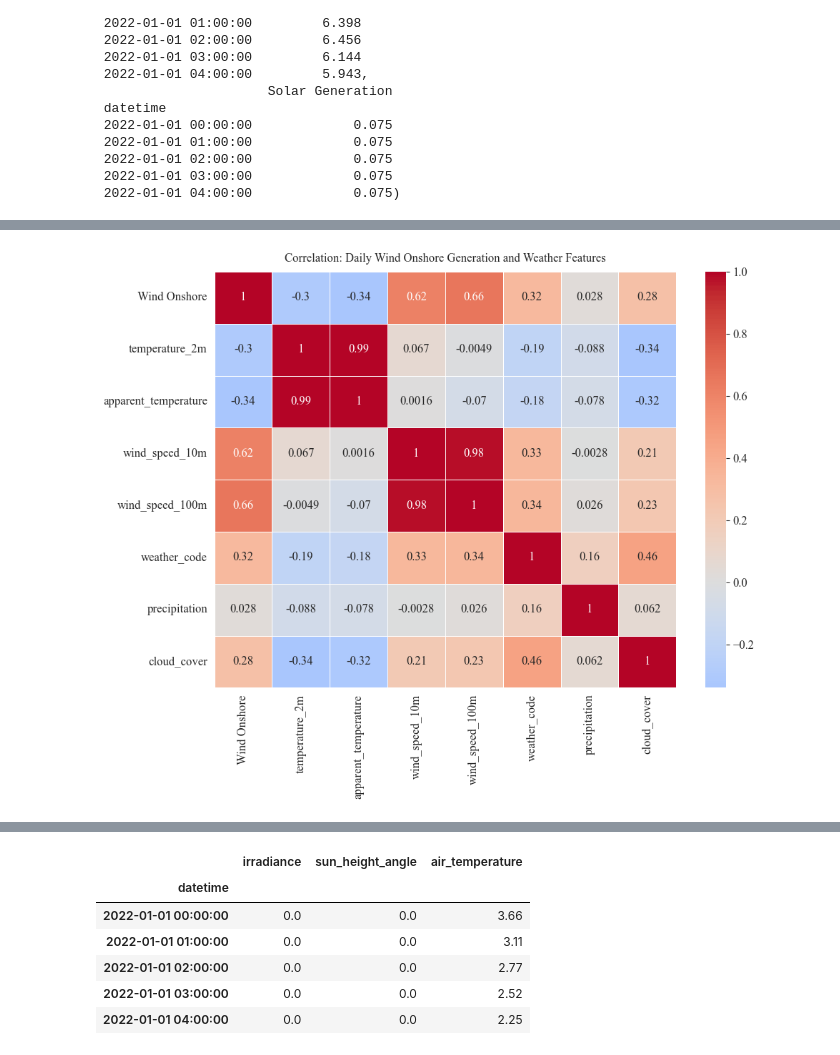
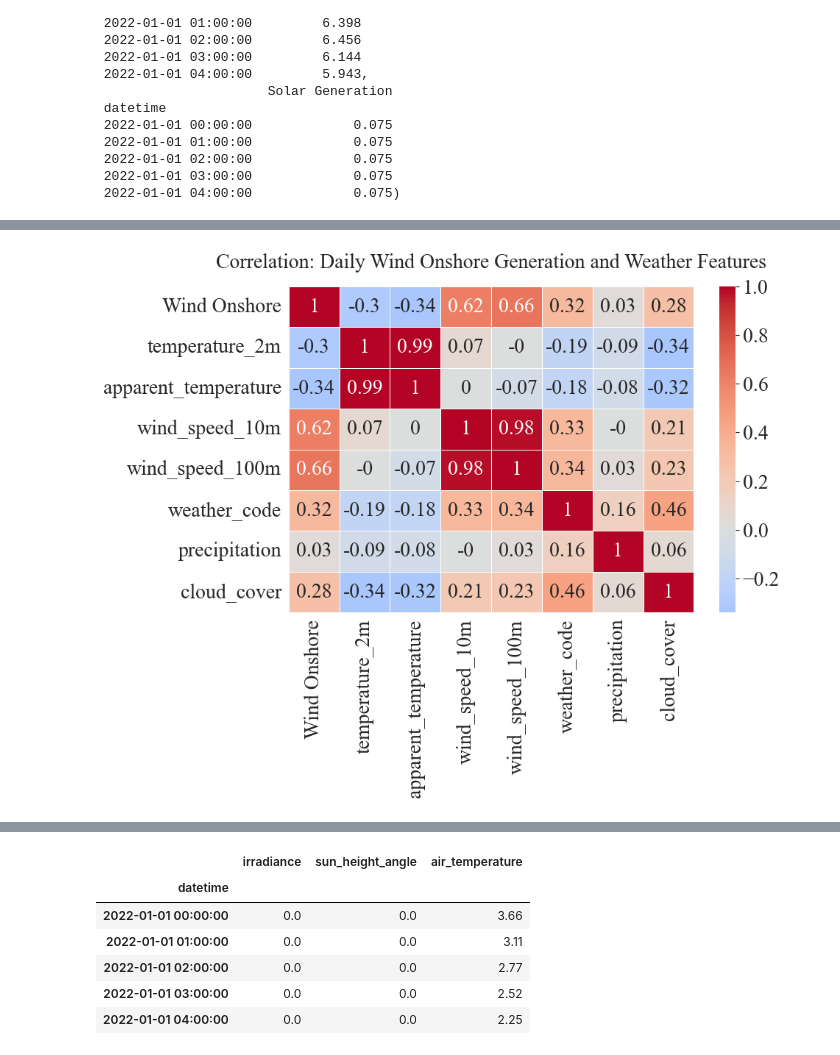
Before and after one commit to sdcastanedaa-max/2025-26-Data-driven, a Jupyter notebook: EDA/EDA_PV_Wind.ipynb, the cells around one changed output, grey strips where cells are left out. Cells and saved outputs as stored; diff of their text form; code cells hidden in the pictures.

Commit message:
EDA PV Wind now shows GWh and the font in plots is Times New Roman with height 20

```diff
--- a/EDA/EDA_PV_Wind.ipynb
+++ b/EDA/EDA_PV_Wind.ipynb
@@ -15,14 +15,14 @@ plt.rcParams.update({
     "font.serif": ["Times New Roman"],
 
     # Uniform font sizes
-    "font.size": 12,
-    "axes.titlesize": 12,
-    "axes.labelsize": 12,
-    "xtick.labelsize": 12,
-    "ytick.labelsize": 12,
-    "legend.fontsize": 12,
+    "font.size": 20,
+    "axes.titlesize": 20,
+    "axes.labelsize": 20,
+    "xtick.labelsize": 20,
+    "ytick.labelsize": 20,
+    "legend.fontsize": 20,
 
-    "axes.titlepad": 10,
+    "axes.titlepad": 18,
 })
 
 palette = {
@@ -289,23 +289,23 @@ wind_full.head()
 # %%
 wind_daily = wind_full.resample("D").mean()
 
 corr_wind = wind_daily.corr()
 
 plt.figure(figsize=(10, 8))
 sns.heatmap(
-    corr_wind,
+    corr_wind.round(2),
     annot=True,
     cmap="coolwarm",
     center=0,
     linewidths=0.5
 )
 plt.title("Correlation: Daily Wind Onshore Generation and Weather Features")
 plt.tight_layout()
 plt.savefig("plots_pv_wind/corr_wind_features_daily.png", dpi=300)
 plt.show()
 corr_wind.round(2)
 # %% [output]
-[figure, old version]
+[figure, new version]
 |  | Wind Onshore | temperature_2m | apparent_temperature | wind_speed_10m | wind_speed_100m | weather_code | ... |
 | Wind Onshore | 1.00 | -0.30 | -0.34 | 0.62 | 0.66 | 0.32 | ... |
 | temperature_2m | -0.30 | 1.00 | 0.99 | 0.07 | -0.00 | -0.19 | ... |
```
Also changed, not shown: parts of 6 cells of this notebook, 9 other files.
